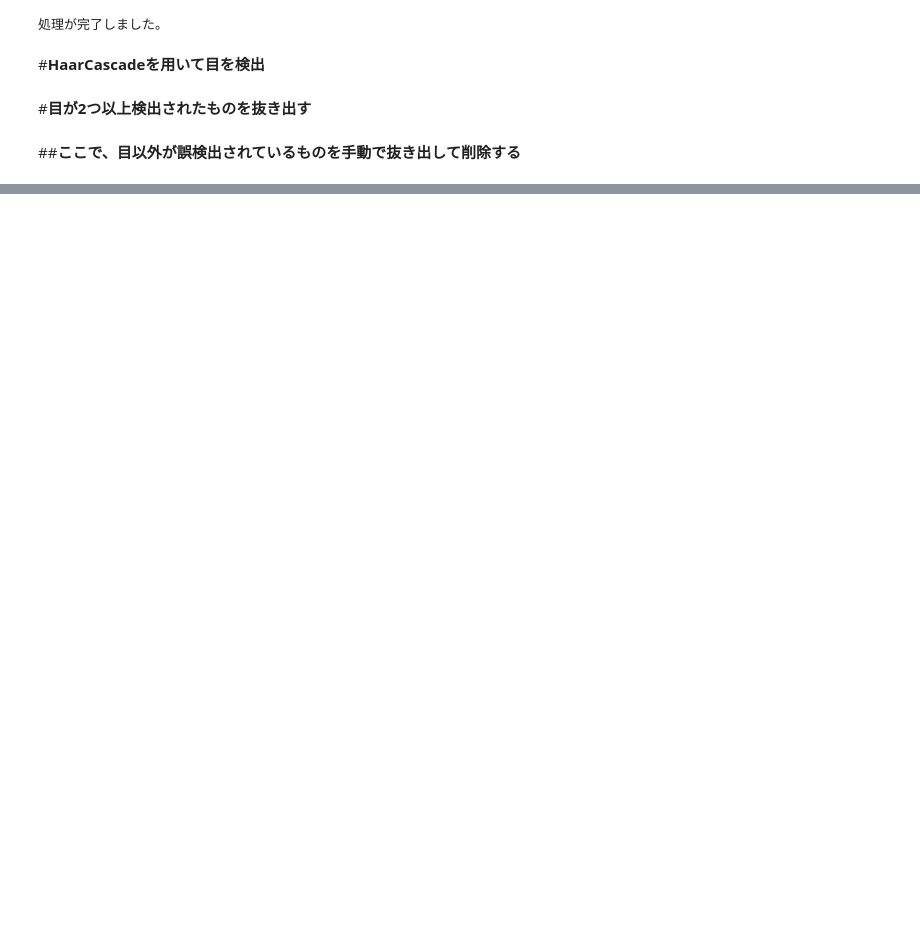
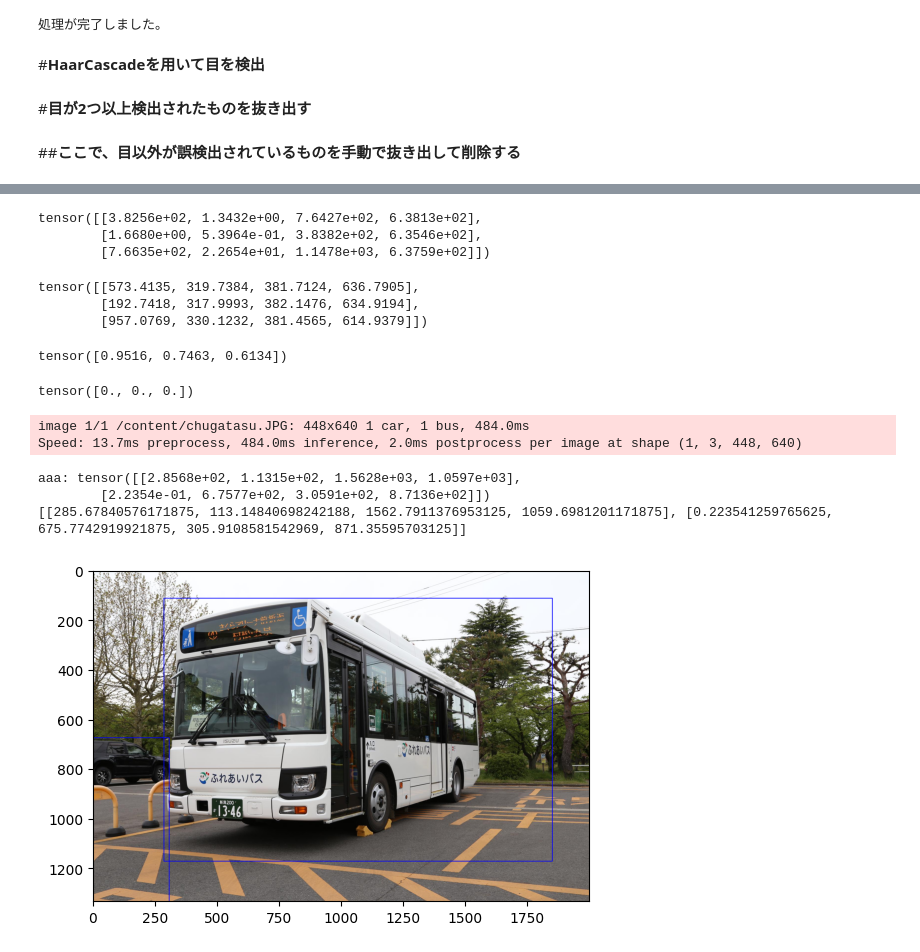
Before and after one commit to ykitaguchi77/GO_AI_project, a Jupyter notebook: YOLOv8_to_EfficientNetV2.ipynb, the cells around one changed output, grey strips where cells are left out. Drawn from its saved outputs; the diff is of its cells as text; code cells hidden in the pictures; blank space fills up the shorter version.

```diff
--- a/YOLOv8_to_EfficientNetV2.ipynb
+++ b/YOLOv8_to_EfficientNetV2.ipynb
@@ -181,0 +197,19 @@ df.to_csv(f"{csv_path}_modified", index=False)
+# %%
+from ultralytics import YOLO
+
+# Load a model
+model = YOLO('yolov8n.pt')  # pretrained YOLOv8n model
+image_path = ["https://www.city.gosen.lg.jp/material/images/group/5/chugatasu.JPG"]
+
+# Run batched inference on a list of images
+#results = model(['im1.jpg', 'im2.jpg'], stream=True)  # return a generator of Results objects
+results = model(img_path[1], stream=True)  # return a generator of Results objects
+
+
+# Process results generator
+for result in results:
+    boxes = result.boxes  # Boxes object for bbox outputs
+    masks = result.masks  # Masks object for segmentation masks outputs
+    keypoints = result.keypoints  # Keypoints object for pose outputs
+    probs = result.probs  # Class probabilities for classification outputs
+    print(f"aaa: {boxes.data}")
@@ -181,0 +222,20 @@ df.to_csv(f"{csv_path}_modified", index=False)
+# %%
+boxes.xyxy
+# %% [output]
+tensor([[3.8256e+02, 1.3432e+00, 7.6427e+02, 6.3813e+02],
+        [1.6680e+00, 5.3964e-01, 3.8382e+02, 6.3546e+02],
+        [7.6635e+02, 2.2654e+01, 1.1478e+03, 6.3759e+02]])
+# %%
+boxes.xywh
+# %% [output]
+tensor([[573.4135, 319.7384, 381.7124, 636.7905],
+        [192.7418, 317.9993, 382.1476, 634.9194],
+        [957.0769, 330.1232, 381.4565, 614.9379]])
+# %%
+boxes.conf
+# %% [output]
+tensor([0.9516, 0.7463, 0.6134])
+# %%
+boxes.cls
+# %% [output]
+tensor([0., 0., 0.])
@@ -181,0 +248,41 @@ df.to_csv(f"{csv_path}_modified", index=False)
+# %%
+from ultralytics import YOLO
+
+# Load a model
+model = YOLO('yolov8n.pt')  # pretrained YOLOv8n model
+
+# Run batched inference on a list of images
+#results = model(['im1.jpg', 'im2.jpg'], stream=True)  # return a generator of Results objects
+results = model(img_path[2], stream=False)  # return a generator of Results objects
+
+
+# Process results generator
+for result in results:
+    boxes = result.boxes  # Boxes object for bbox outputs
+    masks = result.masks  # Masks object for segmentation masks outputs
+    keypoints = result.keypoints  # Keypoints object for pose outputs
+    probs = result.probs  # Class probabilities for classification outputs
+    print(f"aaa: {boxes.xyxy}")
+
+img = cv2.imread(img_path[2])
+bounding_boxes = boxes.xyxy.tolist()
+print(bounding_boxes)
+
+# Draw the bounding boxes on the image
+for box in bounding_boxes:
+    x, y, w, h = box
+    cv2.rectangle(img, (int(x), int(y)), (int(x + w), int(y + h)), (255, 0, 0), 2)  # blue color, 2 px thickness
+
+# Convert color from BGR to RGB
+img_rgb = cv2.cvtColor(img, cv2.COLOR_BGR2RGB)
+
+# Display the image
+plt.imshow(img_rgb)
+plt.show()
+# %% [output]
+image 1/1 /content/chugatasu.JPG: 448x640 1 car, 1 bus, 484.0ms
+Speed: 13.7ms preprocess, 484.0ms inference, 2.0ms postprocess per image at shape (1, 3, 448, 640)
+aaa: tensor([[2.8568e+02, 1.1315e+02, 1.5628e+03, 1.0597e+03],
+        [2.2354e-01, 6.7577e+02, 3.0591e+02, 8.7136e+02]])
+[[285.67840576171875, 113.14840698242188, 1562.7911376953125, 1059.6981201171875], [0.223541259765625, 675.7742919921875, 305.9108581542969, 871.35595703125]]
+[figure, added]
```
Also changed, not shown: parts of 7 cells of this notebook.
